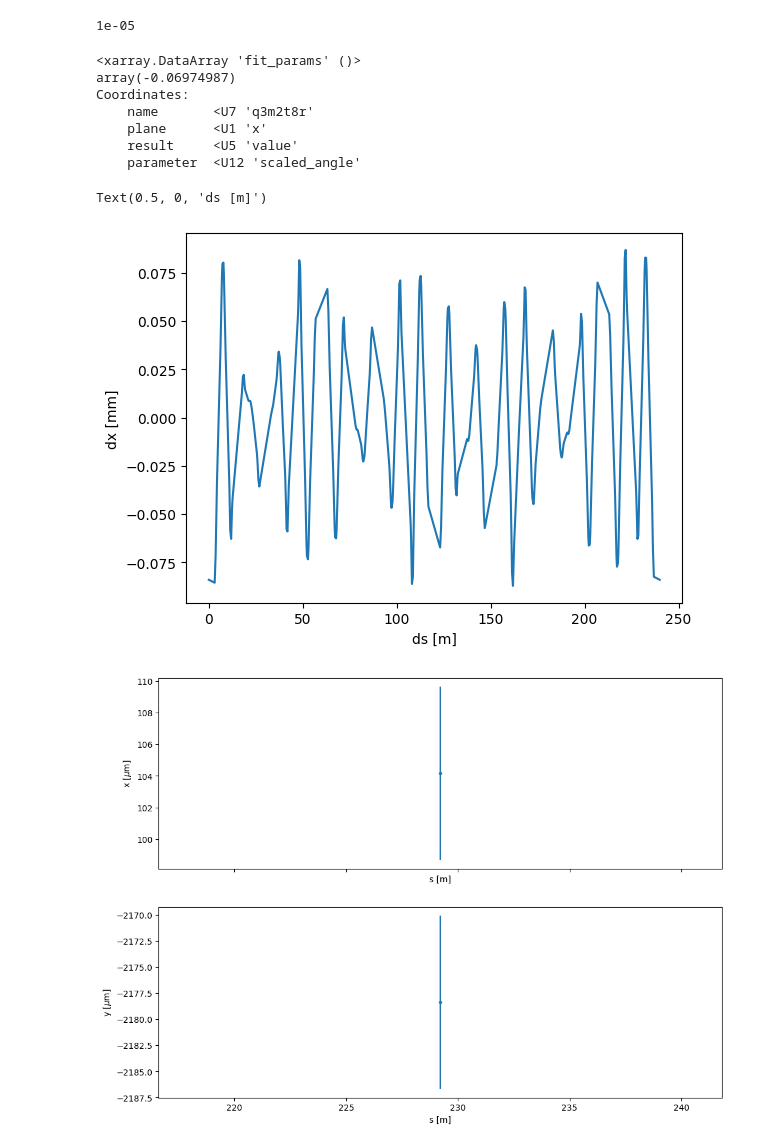
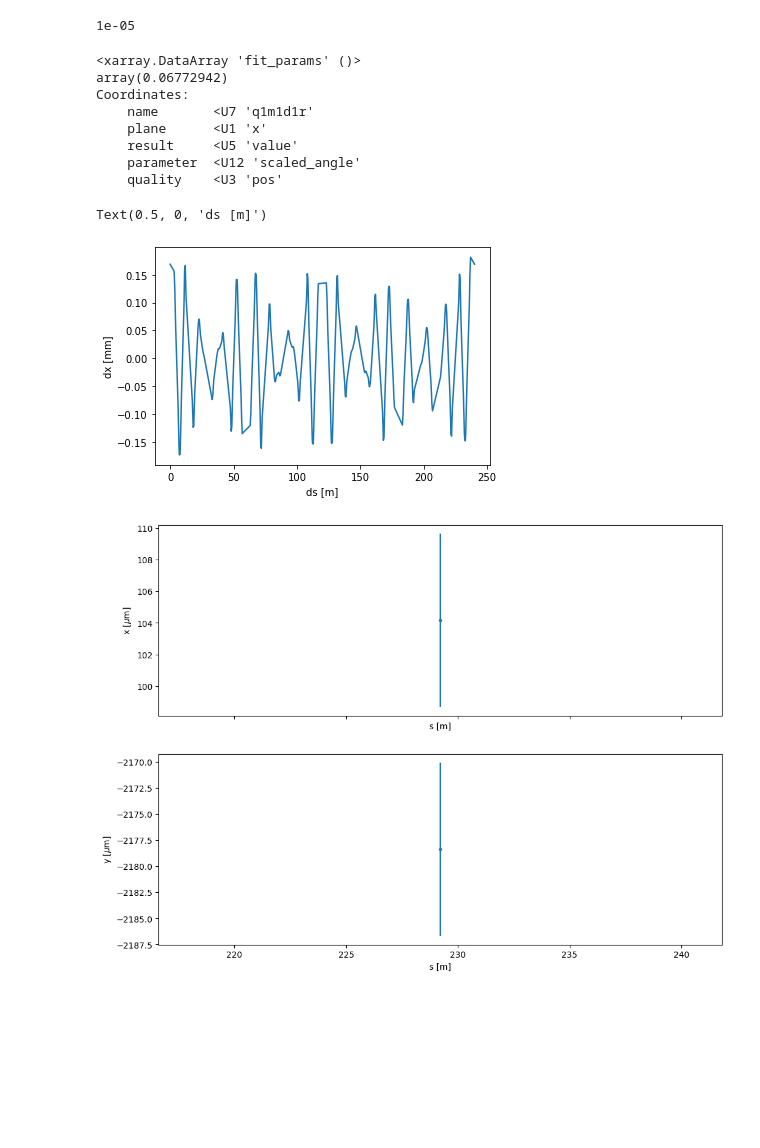
Before and after one commit to hz-b/bact-analysis-bessyii, a Jupyter notebook: notebooks/analysis_bba_data.ipynb, the cells around one changed output. Saved outputs shown, nothing was run; the diff lists cells and outputs as text; code cells hidden in the pictures; blank space fills up the shorter version.

```diff
--- a/notebooks/analysis_bba_data.ipynb
+++ b/notebooks/analysis_bba_data.ipynb
@@ -116,27 +114,28 @@ estimated_angles.orbit.attrs['theta']
 # %% [output]
 1e-05
 # %%
-estimated_angles.fit_params.sel(name="q3m2t8r", plane="x", result="value", parameter="scaled_angle")
+estimated_angles.fit_params.sel(name="q1m1d1r", plane="x", result="value", parameter="scaled_angle")
 # %% [output]
 <xarray.DataArray 'fit_params' ()>
-array(-0.06974987)
+array(0.06772942)
 Coordinates:
-    name       <U7 'q3m2t8r'
+    name       <U7 'q1m1d1r'
     plane      <U1 'x'
     result     <U5 'value'
     parameter  <U12 'scaled_angle'
+    quality    <U3 'pos'
 # %%
 pscale = 1000
 # %%
 fig, ax = plt.subplots(1, 1)
 ax.plot(
-    estimated_angles.ds, estimated_angles.orbit.sel(name="q3m2t8r", plane="x") * pscale
+    estimated_angles.ds, estimated_angles.orbit.sel(name="q1m1d1r", plane="x") * pscale
 )
 ax.set_ylabel("dx [mm]")
 ax.set_xlabel("ds [m]")
 # %% [output]
 Text(0.5, 0, 'ds [m]')
-[figure, old version]
+[figure, new version]
 # %%
 fig, axes = plt.subplots(2, 1, figsize=[12, 9], sharex=True)
 ax_x, ax_y = axes
```
Also changed, not shown: parts of 5 cells of this notebook, 2 other files.
